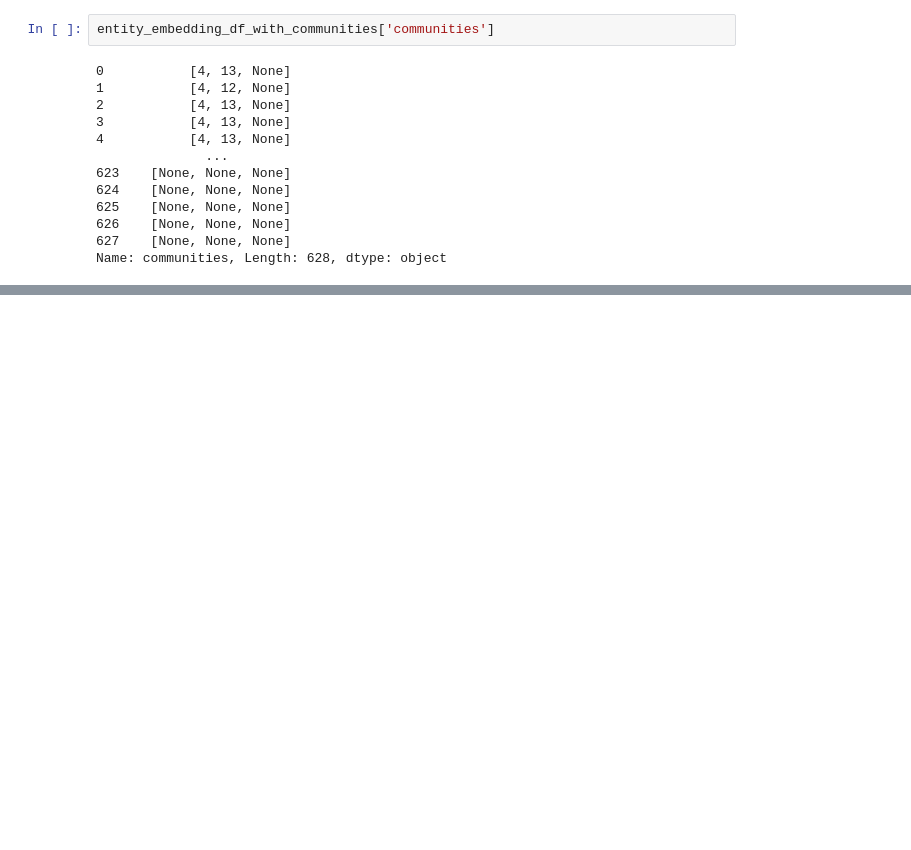
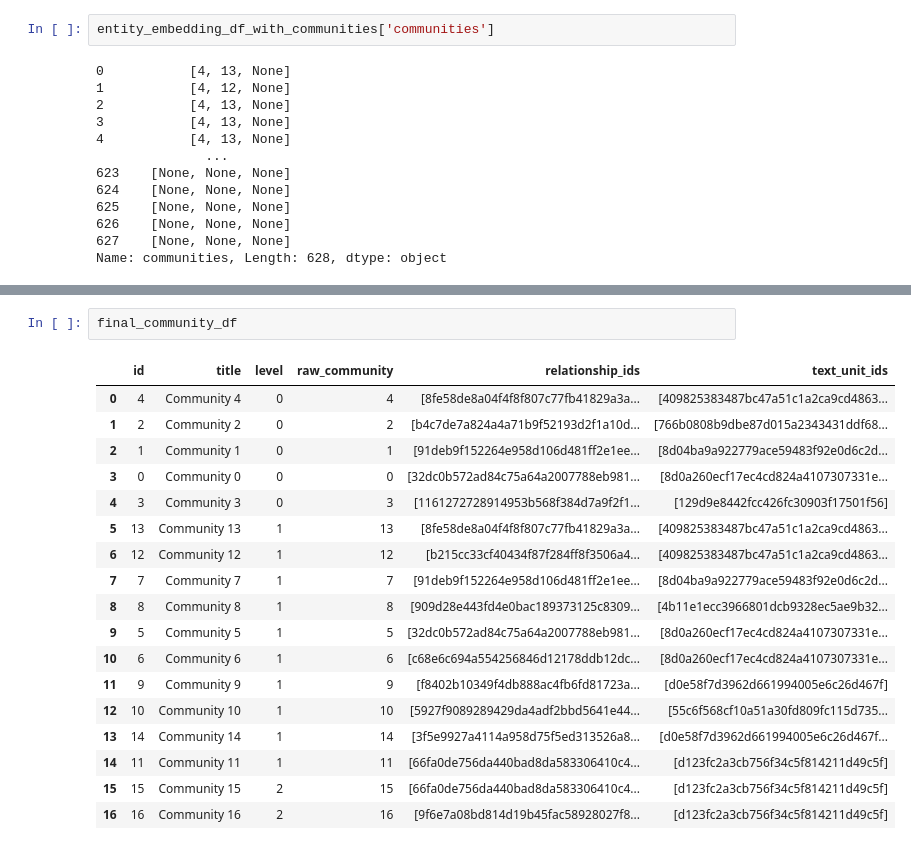
Before and after one commit to ChihchengHsieh/graphrage_for_all, a Jupyter notebook: community_plot.ipynb, the cells around one changed output, grey strips where cells are left out. Cells and saved outputs as stored; diff of their text form; blank space fills up the shorter version.

```diff
--- a/community_plot.ipynb
+++ b/community_plot.ipynb
@@ -454,0 +502,21 @@ entity_embedding_df
+# %%
+final_community_df
+# %% [output]
+|  | id | title | level | raw_community | relationship_ids | text_unit_ids |
+| 0 | 4 | Community 4 | 0 | 4 | [8fe58de8a04f4f8f807c77fb41829a3a... | [409825383487bc47a51c1a2ca9cd4863... |
+| 1 | 2 | Community 2 | 0 | 2 | [b4c7de7a824a4a71b9f52193d2f1a10d... | [766b0808b9dbe87d015a2343431ddf68... |
+| 2 | 1 | Community 1 | 0 | 1 | [91deb9f152264e958d106d481ff2e1ee... | [8d04ba9a922779ace59483f92e0d6c2d... |
+| 3 | 0 | Community 0 | 0 | 0 | [32dc0b572ad84c75a64a2007788eb981... | [8d0a260ecf17ec4cd824a4107307331e... |
+| 4 | 3 | Community 3 | 0 | 3 | [1161272728914953b568f384d7a9f2f1... | [129d9e8442fcc426fc30903f17501f56] |
+| 5 | 13 | Community 13 | 1 | 13 | [8fe58de8a04f4f8f807c77fb41829a3a... | [409825383487bc47a51c1a2ca9cd4863... |
+| 6 | 12 | Community 12 | 1 | 12 | [b215cc33cf40434f87f284ff8f3506a4... | [409825383487bc47a51c1a2ca9cd4863... |
+| 7 | 7 | Community 7 | 1 | 7 | [91deb9f152264e958d106d481ff2e1ee... | [8d04ba9a922779ace59483f92e0d6c2d... |
+| 8 | 8 | Community 8 | 1 | 8 | [909d28e443fd4e0bac189373125c8309... | [4b11e1ecc3966801dcb9328ec5ae9b32... |
+| 9 | 5 | Community 5 | 1 | 5 | [32dc0b572ad84c75a64a2007788eb981... | [8d0a260ecf17ec4cd824a4107307331e... |
+| 10 | 6 | Community 6 | 1 | 6 | [c68e6c694a554256846d12178ddb12dc... | [8d0a260ecf17ec4cd824a4107307331e... |
+| 11 | 9 | Community 9 | 1 | 9 | [f8402b10349f4db888ac4fb6fd81723a... | [d0e58f7d3962d661994005e6c26d467f] |
+| 12 | 10 | Community 10 | 1 | 10 | [5927f9089289429da4adf2bbd5641e44... | [55c6f568cf10a51a30fd809fc115d735... |
+| 13 | 14 | Community 14 | 1 | 14 | [3f5e9927a4114a958d75f5ed313526a8... | [d0e58f7d3962d661994005e6c26d467f... |
+| 14 | 11 | Community 11 | 1 | 11 | [66fa0de756da440bad8da583306410c4... | [d123fc2a3cb756f34c5f814211d49c5f] |
+| 15 | 15 | Community 15 | 2 | 15 | [66fa0de756da440bad8da583306410c4... | [d123fc2a3cb756f34c5f814211d49c5f] |
+| 16 | 16 | Community 16 | 2 | 16 | [9f6e7a08bd814d19b45fac58928027f8... | [d123fc2a3cb756f34c5f814211d49c5f] |
```
Also changed, not shown: parts of 34 cells of this notebook, 2 other files.
